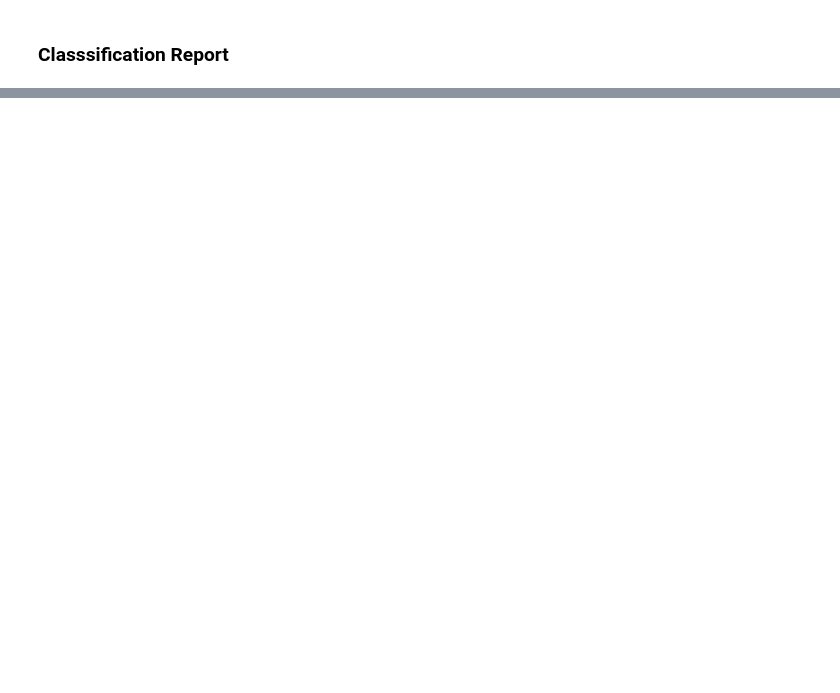
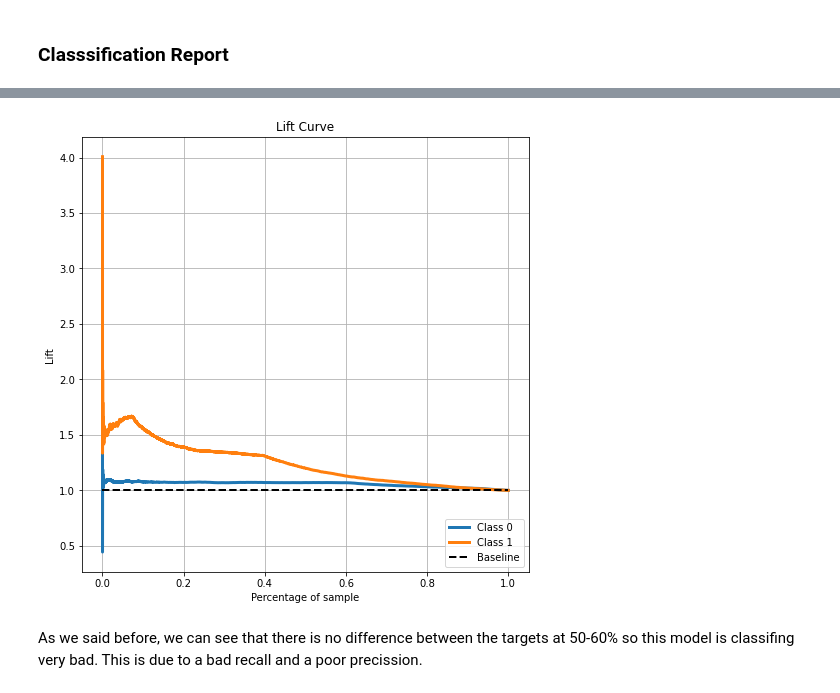
Before and after one commit to jlopezgaldon/lending_club, a Jupyter notebook: notebooks/08_KNN.ipynb, the cells around one changed output, grey strips where cells are left out. Cells and saved outputs as stored; diff of their text form; code cells hidden in the pictures; blank space fills up the shorter version.

```diff
--- a/notebooks/08_KNN.ipynb
+++ b/notebooks/08_KNN.ipynb
@@ -154,3 +211,10 @@ On the other hand, as we said above the model is very poor predicting Non-paymen
+# %%
+    # Plot the lift curve
+skplt.metrics.plot_lift_curve(y_val, predicted_probabilities, figsize=(8,8));
+# %% [output]
+[figure, added]
+# %% [markdown]
+As we said before, we can see that there is no difference between the targets at 50-60% so this model is classifing very bad. This is due to a bad recall and a poor precission.
 # %%
     # Parametrize
 model = knnreg
```
Also changed, not shown: parts of 26 cells of this notebook, 1 other file.
